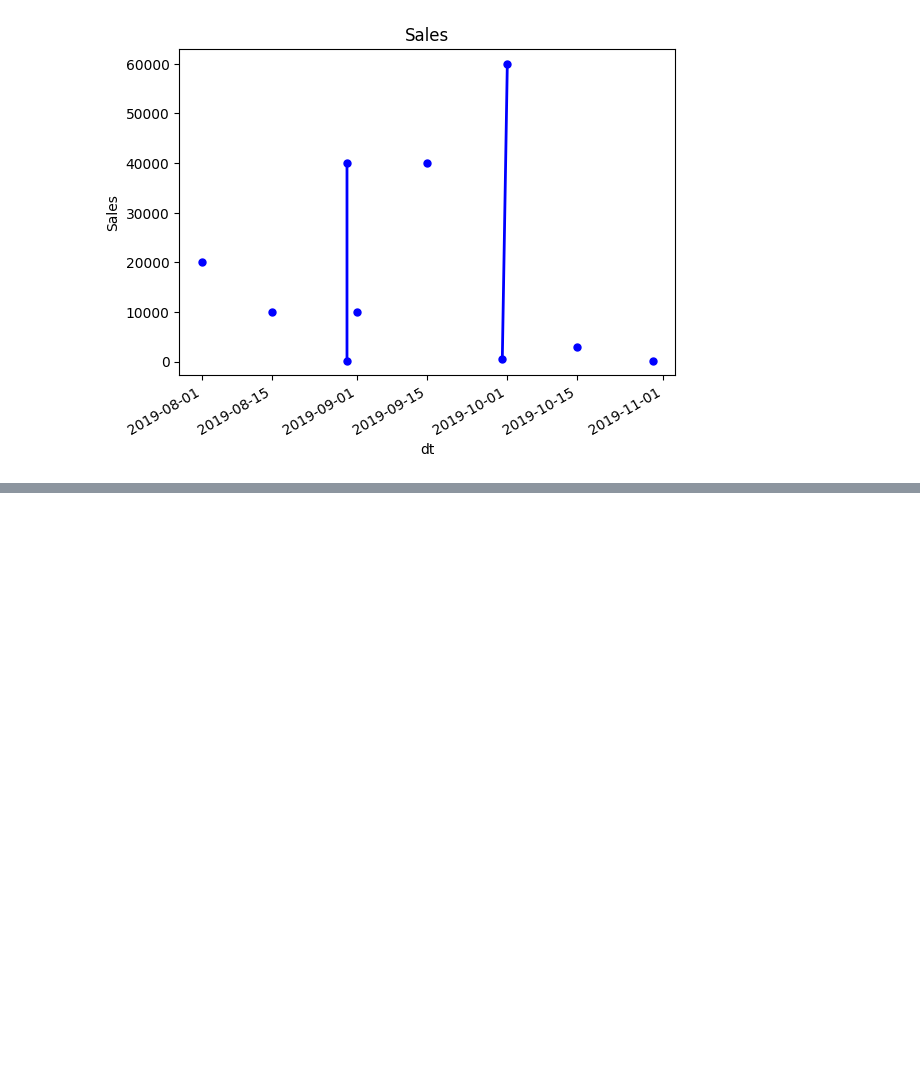
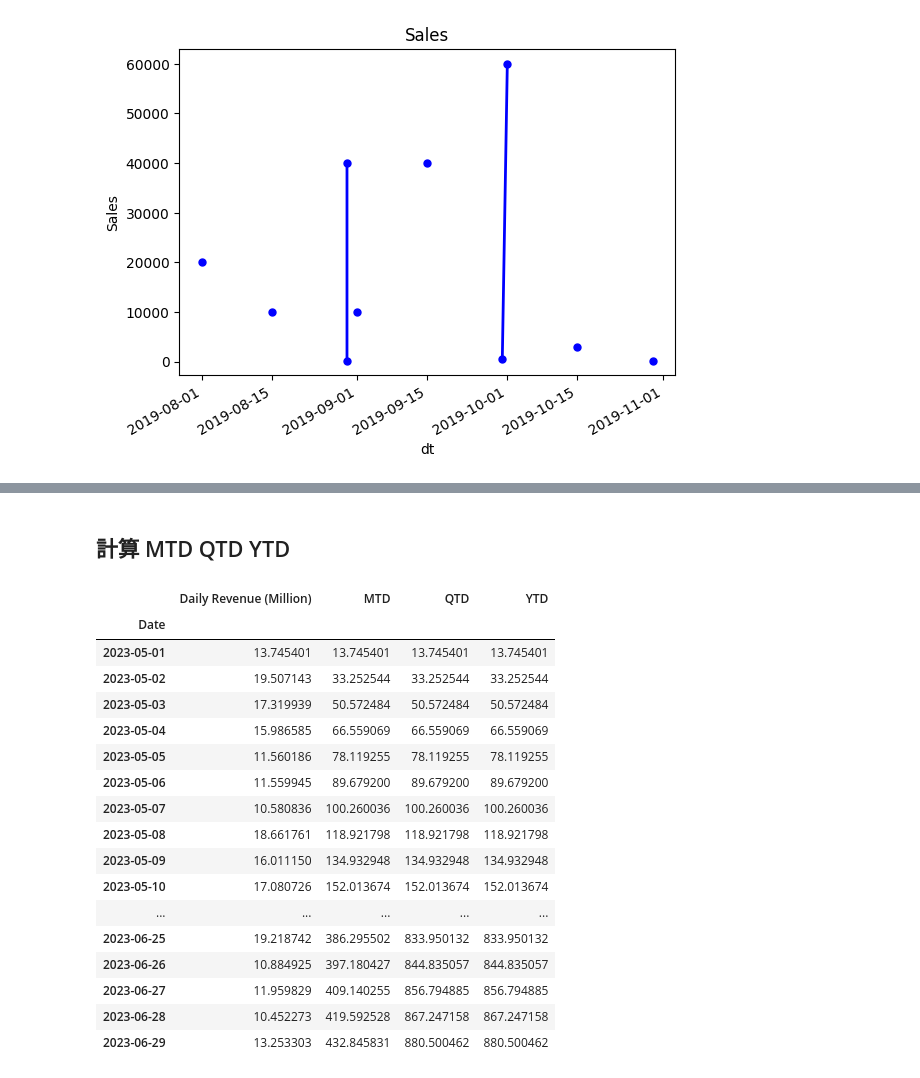
Before and after one commit to Zenobia000/iSpan_python-DA-cookbooks, a Jupyter notebook: pandas/1-5-2 Pandas DataFrame 基礎資料處理-時間序列.ipynb, the cells around one changed output, grey strips where cells are left out. Cells and saved outputs as stored; diff of their text form; code cells hidden in the pictures; blank space fills up the shorter version.

```diff
--- a/pandas/1-5-2 Pandas DataFrame 基礎資料處理-時間序列.ipynb
+++ b/pandas/1-5-2 Pandas DataFrame 基礎資料處理-時間序列.ipynb
@@ -1253,0 +1370,40 @@ df
+# %% [markdown]
+## 計算 MTD QTD YTD
+# %%
+import numpy as np
+
+# Generating a sample dataset with daily granularity
+rng = pd.date_range(start='2023-05-01', end='2023-12-15', freq='D')
+np.random.seed(42)  # For reproducibility
+daily_revenue = np.random.uniform(low=10.0, high=20.0, size=len(rng))
+
+daily_df = pd.DataFrame({'Date': rng, 'Daily Revenue (Million)': daily_revenue})
+
+daily_df.set_index('Date', inplace=True)
+
+# Calculating MTD, QTD, YTD
+daily_df['MTD'] = daily_df.groupby([daily_df.index.year, daily_df.index.month])['Daily Revenue (Million)'].cumsum()
+daily_df['QTD'] = daily_df.groupby([daily_df.index.year, daily_df.index.quarter])['Daily Revenue (Million)'].cumsum()
+daily_df['YTD'] = daily_df.groupby([daily_df.index.year])['Daily Revenue (Million)'].cumsum()
+
+# daily_df.sort_index(ascending=False, inplace=True)
+daily_df.head(60)  # Display the first 10 rows to illustrate
+# %% [output]
+|  | Daily Revenue (Million) | MTD | QTD | YTD |
+| Date |  |  |  |  |
+| 2023-05-01 | 13.745401 | 13.745401 | 13.745401 | 13.745401 |
+| 2023-05-02 | 19.507143 | 33.252544 | 33.252544 | 33.252544 |
+| 2023-05-03 | 17.319939 | 50.572484 | 50.572484 | 50.572484 |
+| 2023-05-04 | 15.986585 | 66.559069 | 66.559069 | 66.559069 |
+| 2023-05-05 | 11.560186 | 78.119255 | 78.119255 | 78.119255 |
+| 2023-05-06 | 11.559945 | 89.679200 | 89.679200 | 89.679200 |
+| 2023-05-07 | 10.580836 | 100.260036 | 100.260036 | 100.260036 |
+| 2023-05-08 | 18.661761 | 118.921798 | 118.921798 | 118.921798 |
+| 2023-05-09 | 16.011150 | 134.932948 | 134.932948 | 134.932948 |
+| 2023-05-10 | 17.080726 | 152.013674 | 152.013674 | 152.013674 |
+| ... | ... | ... | ... | ... |
+| 2023-06-25 | 19.218742 | 386.295502 | 833.950132 | 833.950132 |
+| 2023-06-26 | 10.884925 | 397.180427 | 844.835057 | 844.835057 |
+| 2023-06-27 | 11.959829 | 409.140255 | 856.794885 | 856.794885 |
+| 2023-06-28 | 10.452273 | 419.592528 | 867.247158 | 867.247158 |
+| 2023-06-29 | 13.253303 | 432.845831 | 880.500462 | 880.500462 |
```
Also changed, not shown: parts of 21 cells of this notebook, 6 other files.
